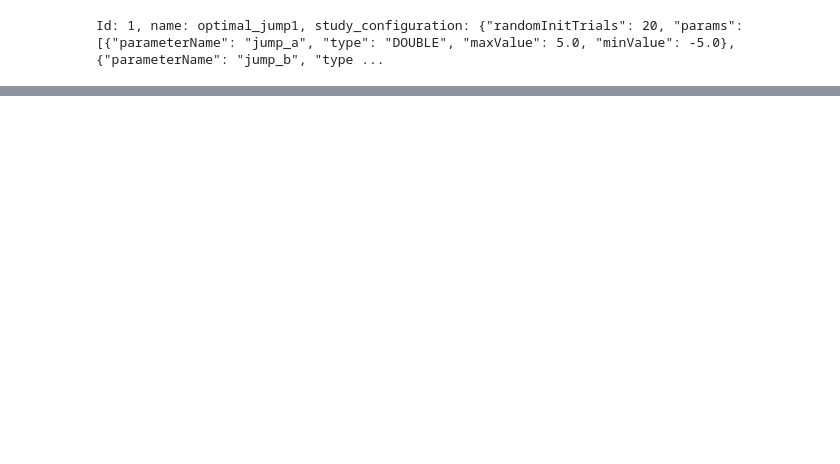
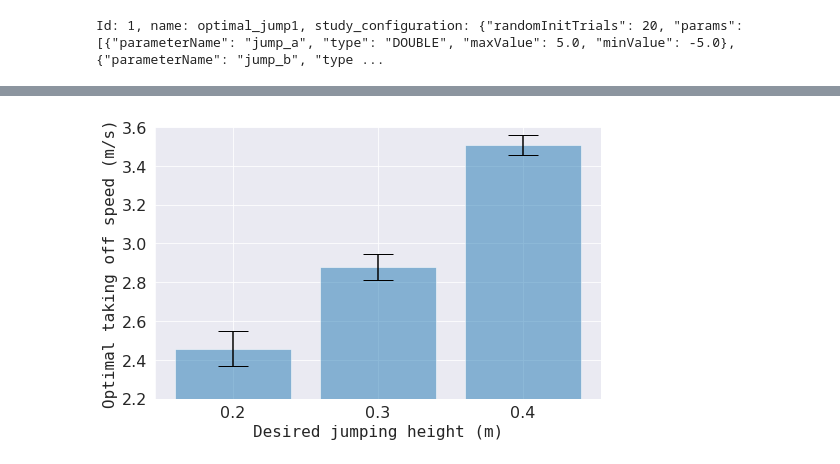
Before and after one commit to silvery107/wheeled-bipedal-jumping, a Jupyter notebook: MiniNezha/plot.ipynb, the cells around one changed output, grey strips where cells are left out. Saved outputs shown, nothing was run; the diff lists cells and outputs as text; code cells hidden in the pictures; blank space fills up the shorter version.

```diff
--- a/MiniNezha/plot.ipynb
+++ b/MiniNezha/plot.ipynb
@@ -127,0 +167,27 @@ with open("./records/args_9.953.txt",'r') as arts_txt:
+# %%
+data = np.asarray(df["opt_vel"])
+x_ticks = np.unique(np.asarray(df["height"]))
+h2_mean = data[:50].mean()
+h3_mean = data[50:100].mean()
+h4_mean = data[100:150].mean()
+values = [h2_mean,h3_mean,h4_mean]
+
+h2_std = data[:50].std()
+h3_std = data[50:100].std()
+h4_std = data[100:150].std()
+stds = [h2_std,h3_std,h4_std]
+
+fig,ax = plt.subplots(figsize=(8,5))
+ax.bar(np.arange(3), values, yerr = stds, align='center', ecolor='black', capsize=15, alpha=0.5)
+ax.set_ylabel('Optimal taking off speed (m/s)',fontdict=font)
+ax.set_xlabel("Desired jumping height (m)",fontdict=font)
+ax.set_xticks(np.arange(3))
+ax.tick_params(axis="y", labelsize=font["size"])
+ax.set_xticklabels(x_ticks,fontsize=font["size"])
+ax.set_ylim([2.2,3.6])
+ax.yaxis.grid(True)
+if save_fig:
+    plt.savefig("./records/opt_vel.png")
+plt.show()
+# %% [output]
+[figure, added]
```
Also changed, not shown: parts of 8 cells of this notebook.
